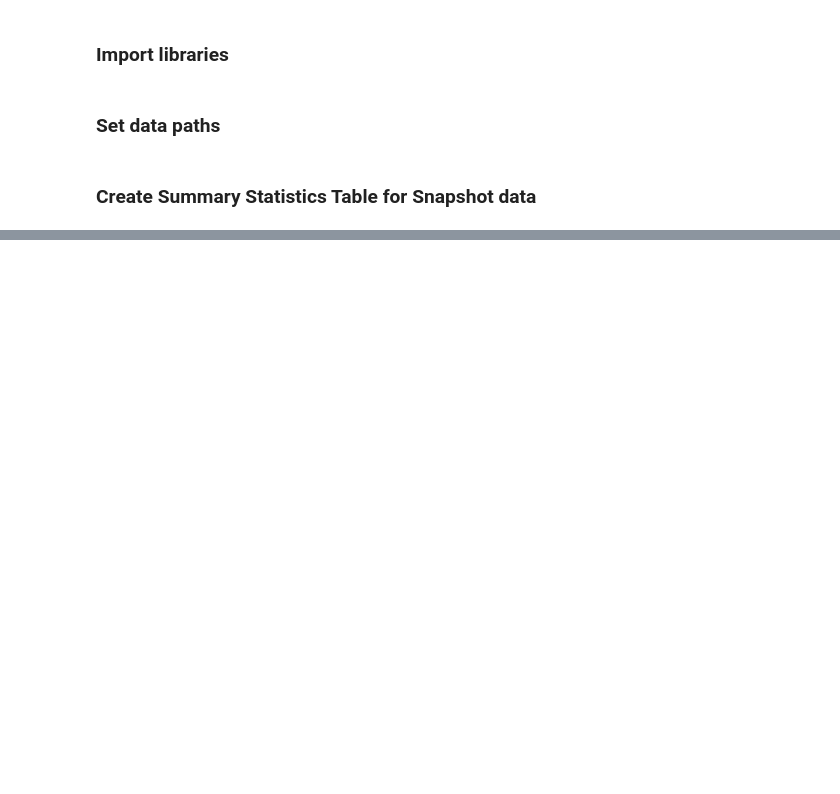
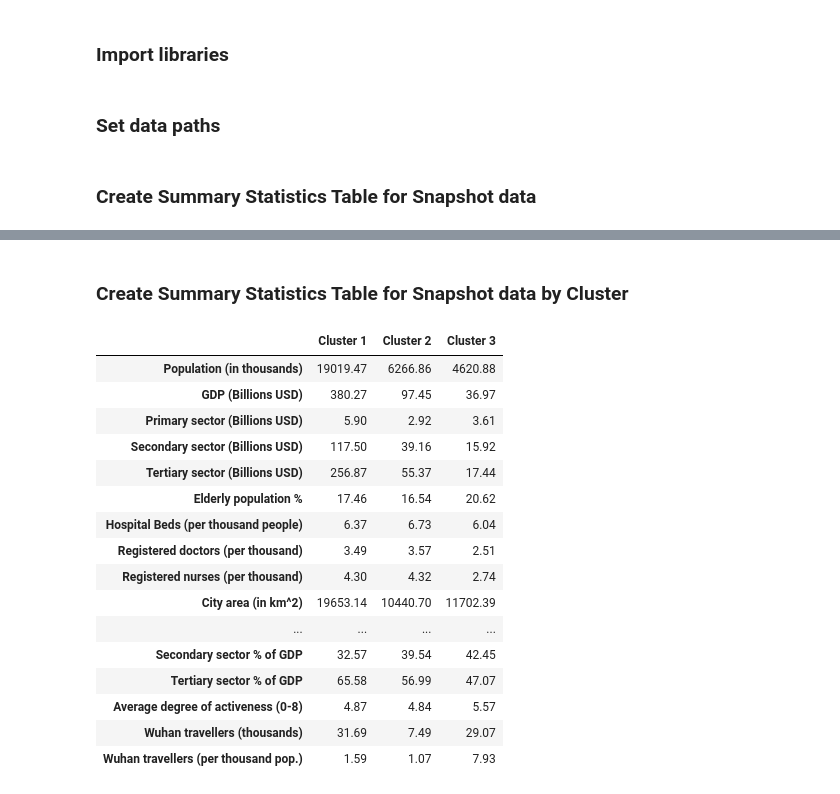
Before and after one commit to ritvik-iyer/EnvCausal-replication, a Jupyter notebook: scripts/data-summary.ipynb, the cells around one changed output, grey strips where cells are left out. Cells and saved outputs as stored; diff of their text form; code cells hidden in the pictures; blank space fills up the shorter version.

```diff
--- a/scripts/data-summary.ipynb
+++ b/scripts/data-summary.ipynb
@@ -150,0 +182,79 @@ summary_stats_time_series
+# %% [markdown]
+### Create Summary Statistics Table for Snapshot data by Cluster
+# %%
+# Read cluster snapshots data set
+cluster1 = pd.read_csv(cluster1_path)
+cluster2 = pd.read_csv(cluster2_path)
+cluster3 = pd.read_csv(cluster3_path)
+
+# Rename features for clarity
+column_name_map = {
+                   'POP':'Population (in thousands)',
+                   'Area':'City area (in km^2)',
+                   'POPDENS':'Population Density (people per km^2)',
+                   'GDP':'GDP (Billions USD)',
+                   'PRIM':'Primary sector (Billions USD)',
+                   'SEC':'Secondary sector (Billions USD)',
+                   'TERT':'Tertiary sector (Billions USD)',
+                   'Prim.':'Primary sector % of GDP',
+                   'Sec.':'Secondary sector % of GDP',
+                   'Tert.':'Tertiary sector % of GDP',
+                   'GDPpc':'GDP per capita (Billions USD per km^2)',
+                   'X.60yr.':'Elderly population %',
+                   'BED':'Hospital Beds (per thousand people)',
+                   'DOC':'Registered doctors (per thousand)',
+                   'NRS':'Registered nurses (per thousand)',
+                   'TVLR':'Wuhan travellers (thousands)',
+                   'TVLR.':'Wuhan travellers (per thousand pop.)',
+                   'ACTV':'Average degree of activeness (0-8)'
+                  }
+
+# Drop unnecessary columns
+cluster1_general = cluster1.drop(
+    columns=[x for x in cluster1.columns if x not in column_name_map]).rename(
+    column_name_map, axis=1)
+cluster2_general = cluster2.drop(
+    columns=[x for x in cluster2.columns if x not in column_name_map]).rename(
+    column_name_map, axis=1)
+cluster3_general = cluster3.drop(
+    columns=[x for x in cluster3.columns if x not in column_name_map]).rename(
+    column_name_map, axis=1)
+
+# Compute cluster-wise feature averages
+summary_stats_cluster1  = cluster1_general.apply([np.mean],
+                 axis=0, result_type='broadcast').T.round(2)
+summary_stats_cluster2  = cluster2_general.apply([np.mean],
+                 axis=0, result_type='broadcast').T.round(2)
+summary_stats_cluster3  = cluster3_general.apply([np.mean],
+                 axis=0, result_type='broadcast').T.round(2)
+
+# Concatenate results together
+mean_feature_by_cluster = pd.concat(
+    [summary_stats_cluster1, summary_stats_cluster2, summary_stats_cluster3],
+    axis=1)
+
+# Clean up snapshot summary table
+mean_feature_by_cluster.columns.values[0] = 'Cluster 1'
+mean_feature_by_cluster.columns.values[1] = 'Cluster 2'
+mean_feature_by_cluster.columns.values[2] = 'Cluster 3'
+
+# Display summary table
+mean_feature_by_cluster
+# %% [output]
+|  | Cluster 1 | Cluster 2 | Cluster 3 |
+| Population (in thousands) | 19019.47 | 6266.86 | 4620.88 |
+| GDP (Billions USD) | 380.27 | 97.45 | 36.97 |
+| Primary sector (Billions USD) | 5.90 | 2.92 | 3.61 |
+| Secondary sector (Billions USD) | 117.50 | 39.16 | 15.92 |
+| Tertiary sector (Billions USD) | 256.87 | 55.37 | 17.44 |
+| Elderly population % | 17.46 | 16.54 | 20.62 |
+| Hospital Beds (per thousand people) | 6.37 | 6.73 | 6.04 |
+| Registered doctors (per thousand) | 3.49 | 3.57 | 2.51 |
+| Registered nurses (per thousand) | 4.30 | 4.32 | 2.74 |
+| City area (in km^2) | 19653.14 | 10440.70 | 11702.39 |
+| ... | ... | ... | ... |
+| Secondary sector % of GDP | 32.57 | 39.54 | 42.45 |
+| Tertiary sector % of GDP | 65.58 | 56.99 | 47.07 |
+| Average degree of activeness (0-8) | 4.87 | 4.84 | 5.57 |
+| Wuhan travellers (thousands) | 31.69 | 7.49 | 29.07 |
+| Wuhan travellers (per thousand pop.) | 1.59 | 1.07 | 7.93 |
```
Also changed, not shown: parts of 11 cells of this notebook, 7 other files.
